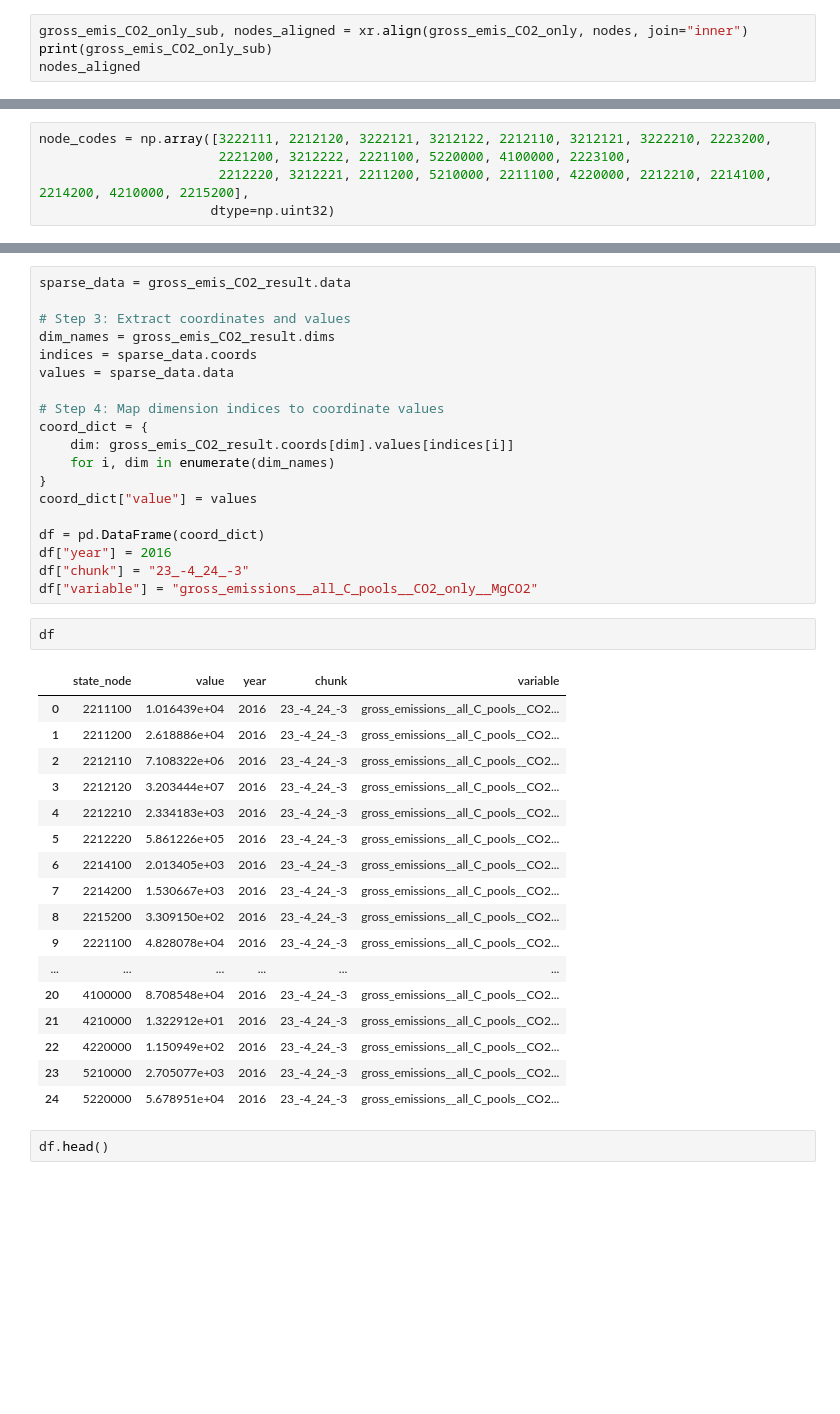
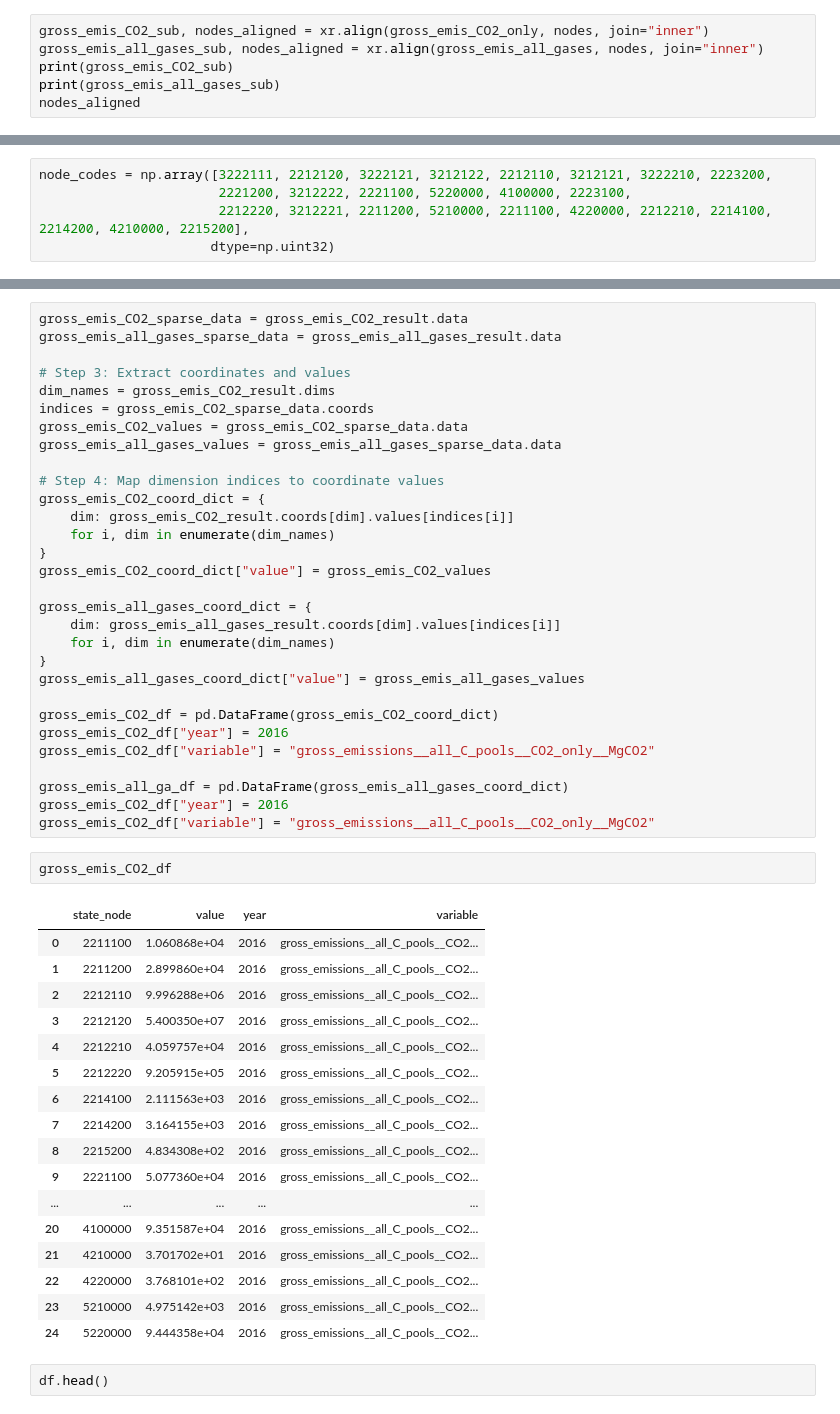
Before and after one commit to erin-glen/AFOLU_GHG_flux_model, a Jupyter notebook: src/LULUCF/scripts/zonal_statistics/LULUCF_output_zonal_stats_20250506.ipynb, the cells around one changed output, grey strips where cells are left out. Cells and saved outputs as stored; diff of their text form; blank space fills up the shorter version.

Commit message:
Zonal stats notebook works for two analysis layers for one year for four tiles. Will try to programatically expand now.

```diff
--- a/src/LULUCF/scripts/zonal_statistics/LULUCF_output_zonal_stats_20250506.ipynb
+++ b/src/LULUCF/scripts/zonal_statistics/LULUCF_output_zonal_stats_20250506.ipynb
@@ -189,8 +198,10 @@ PandasIndex
 PandasIndex(Index([ -3.000125, -3.000375, -3.0006250000000003, -3.000875, -3.001125, -3.0013750000000003, -3.001625, -3.001875, -3.002125, -3.0023750000000002, ... -4.997624999999999, -4.997875, -4.99 ...
 Attributes: (0)
 # %%
-gross_emis_CO2_only_sub, nodes_aligned = xr.align(gross_emis_CO2_only, nodes, join="inner")
-print(gross_emis_CO2_only_sub)
+gross_emis_CO2_sub, nodes_aligned = xr.align(gross_emis_CO2_only, nodes, join="inner")
+gross_emis_all_gases_sub, nodes_aligned = xr.align(gross_emis_all_gases, nodes, join="inner")
+print(gross_emis_CO2_sub)
+print(gross_emis_all_gases_sub)
 nodes_aligned
 # %% [output]
 <xarray.Dataset>
@@ -308,42 +352,53 @@ gross_emis_CO2_result
 # %%
-sparse_data = gross_emis_CO2_result.data
+gross_emis_CO2_sparse_data = gross_emis_CO2_result.data
+gross_emis_all_gases_sparse_data = gross_emis_all_gases_result.data
 
 # Step 3: Extract coordinates and values
 dim_names = gross_emis_CO2_result.dims
-indices = sparse_data.coords
-values = sparse_data.data
+indices = gross_emis_CO2_sparse_data.coords
+gross_emis_CO2_values = gross_emis_CO2_sparse_data.data
+gross_emis_all_gases_values = gross_emis_all_gases_sparse_data.data
 
 # Step 4: Map dimension indices to coordinate values
-coord_dict = {
+gross_emis_CO2_coord_dict = {
     dim: gross_emis_CO2_result.coords[dim].values[indices[i]]
     for i, dim in enumerate(dim_names)
 }
-coord_dict["value"] = values
+gross_emis_CO2_coord_dict["value"] = gross_emis_CO2_values
 
-df = pd.DataFrame(coord_dict)
-df["year"] = 2016
-df["chunk"] = "23_-4_24_-3"
-df["variable"] = "gross_emissions__all_C_pools__CO2_only__MgCO2"
+gross_emis_all_gases_coord_dict = {
+    dim: gross_emis_all_gases_result.coords[dim].values[indices[i]]
+    for i, dim in enumerate(dim_names)
+}
+gross_emis_all_gases_coord_dict["value"] = gross_emis_all_gases_values
+
+gross_emis_CO2_df = pd.DataFrame(gross_emis_CO2_coord_dict)
+gross_emis_CO2_df["year"] = 2016
+gross_emis_CO2_df["variable"] = "gross_emissions__all_C_pools__CO2_only__MgCO2"
+
+gross_emis_all_ga_df = pd.DataFrame(gross_emis_all_gases_coord_dict)
+gross_emis_CO2_df["year"] = 2016
+gross_emis_CO2_df["variable"] = "gross_emissions__all_C_pools__CO2_only__MgCO2"
 # %%
-df
+gross_emis_CO2_df
 # %% [output]
-|  | state_node | value | year | chunk | variable |
-| 0 | 2211100 | 1.016439e+04 | 2016 | 23_-4_24_-3 | gross_emissions__all_C_pools__CO2... |
-| 1 | 2211200 | 2.618886e+04 | 2016 | 23_-4_24_-3 | gross_emissions__all_C_pools__CO2... |
-| 2 | 2212110 | 7.108322e+06 | 2016 | 23_-4_24_-3 | gross_emissions__all_C_pools__CO2... |
-| 3 | 2212120 | 3.203444e+07 | 2016 | 23_-4_24_-3 | gross_emissions__all_C_pools__CO2... |
-| 4 | 2212210 | 2.334183e+03 | 2016 | 23_-4_24_-3 | gross_emissions__all_C_pools__CO2... |
-| 5 | 2212220 | 5.861226e+05 | 2016 | 23_-4_24_-3 | gross_emissions__all_C_pools__CO2... |
-| 6 | 2214100 | 2.013405e+03 | 2016 | 23_-4_24_-3 | gross_emissions__all_C_pools__CO2... |
-| 7 | 2214200 | 1.530667e+03 | 2016 | 23_-4_24_-3 | gross_emissions__all_C_pools__CO2... |
-| 8 | 2215200 | 3.309150e+02 | 2016 | 23_-4_24_-3 | gross_emissions__all_C_pools__CO2... |
-| 9 | 2221100 | 4.828078e+04 | 2016 | 23_-4_24_-3 | gross_emissions__all_C_pools__CO2... |
-| ... | ... | ... | ... | ... | ... |
-| 20 | 4100000 | 8.708548e+04 | 2016 | 23_-4_24_-3 | gross_emissions__all_C_pools__CO2... |
-| 21 | 4210000 | 1.322912e+01 | 2016 | 23_-4_24_-3 | gross_emissions__all_C_pools__CO2... |
-| 22 | 4220000 | 1.150949e+02 | 2016 | 23_-4_24_-3 | gross_emissions__all_C_pools__CO2... |
-| 23 | 5210000 | 2.705077e+03 | 2016 | 23_-4_24_-3 | gross_emissions__all_C_pools__CO2... |
-| 24 | 5220000 | 5.678951e+04 | 2016 | 23_-4_24_-3 | gross_emissions__all_C_pools__CO2... |
+|  | state_node | value | year | variable |
+| 0 | 2211100 | 1.060868e+04 | 2016 | gross_emissions__all_C_pools__CO2... |
+| 1 | 2211200 | 2.899860e+04 | 2016 | gross_emissions__all_C_pools__CO2... |
+| 2 | 2212110 | 9.996288e+06 | 2016 | gross_emissions__all_C_pools__CO2... |
+| 3 | 2212120 | 5.400350e+07 | 2016 | gross_emissions__all_C_pools__CO2... |
+| 4 | 2212210 | 4.059757e+04 | 2016 | gross_emissions__all_C_pools__CO2... |
+| 5 | 2212220 | 9.205915e+05 | 2016 | gross_emissions__all_C_pools__CO2... |
+| 6 | 2214100 | 2.111563e+03 | 2016 | gross_emissions__all_C_pools__CO2... |
+| 7 | 2214200 | 3.164155e+03 | 2016 | gross_emissions__all_C_pools__CO2... |
+| 8 | 2215200 | 4.834308e+02 | 2016 | gross_emissions__all_C_pools__CO2... |
+| 9 | 2221100 | 5.077360e+04 | 2016 | gross_emissions__all_C_pools__CO2... |
+| ... | ... | ... | ... | ... |
+| 20 | 4100000 | 9.351587e+04 | 2016 | gross_emissions__all_C_pools__CO2... |
+| 21 | 4210000 | 3.701702e+01 | 2016 | gross_emissions__all_C_pools__CO2... |
+| 22 | 4220000 | 3.768101e+02 | 2016 | gross_emissions__all_C_pools__CO2... |
+| 23 | 5210000 | 4.975142e+03 | 2016 | gross_emissions__all_C_pools__CO2... |
+| 24 | 5220000 | 9.444358e+04 | 2016 | gross_emissions__all_C_pools__CO2... |
 # %%
 df.head()
 # %%
```
Also changed, not shown: parts of 11 cells of this notebook.
